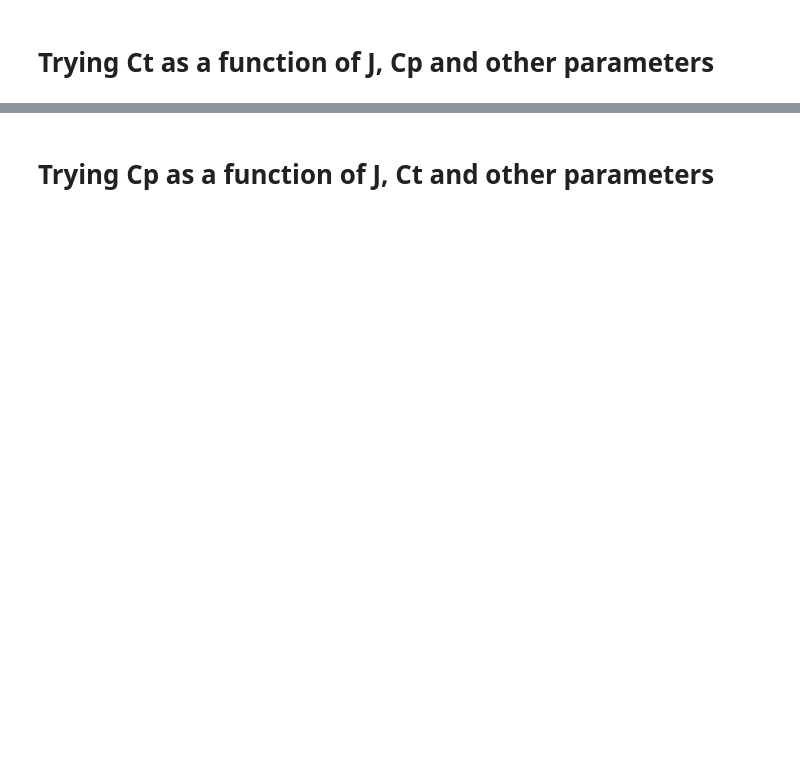
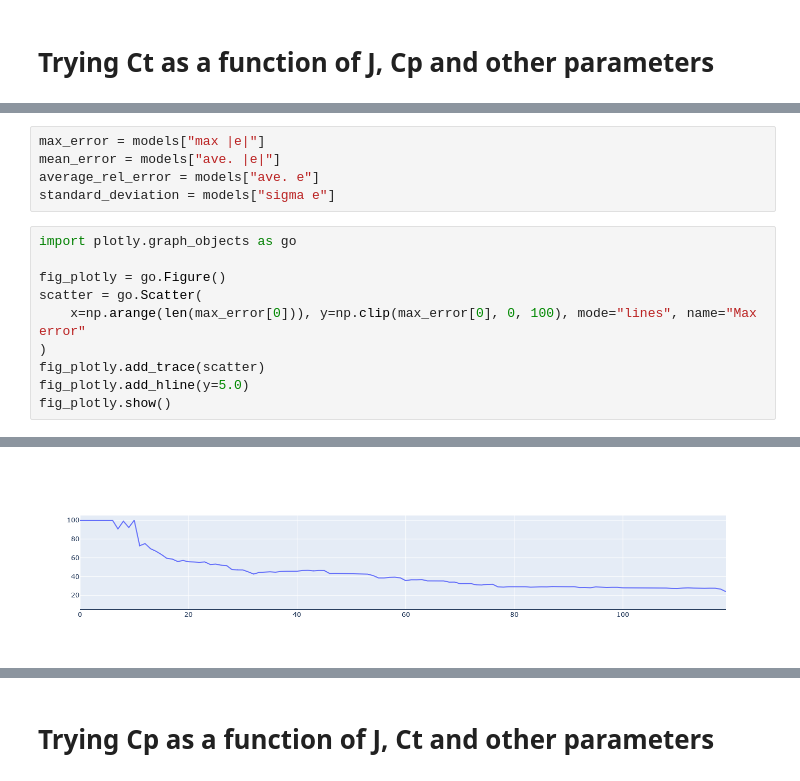
Before and after one commit to florentLutz/FAST-OAD-CS23-HE, a Jupyter notebook: src/fastga_he/models/propulsion/components/propulsor/propeller/unit_tests/d_var_prop_vplm_read_and_meta.ipynb, the cells around one changed output, grey strips where cells are left out. Cells and saved outputs as stored; diff of their text form; blank space fills up the shorter version.

```diff
--- a/src/fastga_he/models/propulsion/components/propulsor/propeller/unit_tests/d_var_prop_vplm_read_and_meta.ipynb
+++ b/src/fastga_he/models/propulsion/components/propulsor/propeller/unit_tests/d_var_prop_vplm_read_and_meta.ipynb
@@ -146,0 +203,16 @@ KeyboardInterrupt:
+# %%
+max_error = models["max |e|"]
+mean_error = models["ave. |e|"]
+average_rel_error = models["ave. e"]
+standard_deviation = models["sigma e"]
+# %%
+import plotly.graph_objects as go
+
+fig_plotly = go.Figure()
+scatter = go.Scatter(
+    x=np.arange(len(max_error[0])), y=np.clip(max_error[0], 0, 100), mode="lines", name="Max error"
+)
+fig_plotly.add_trace(scatter)
+fig_plotly.add_hline(y=5.0)
+fig_plotly.show()
+# %% [output]
@@ -146,0 +220 @@ KeyboardInterrupt:
+[figure, added]
```
Also changed, not shown: parts of 15 cells of this notebook, 15 other files.
